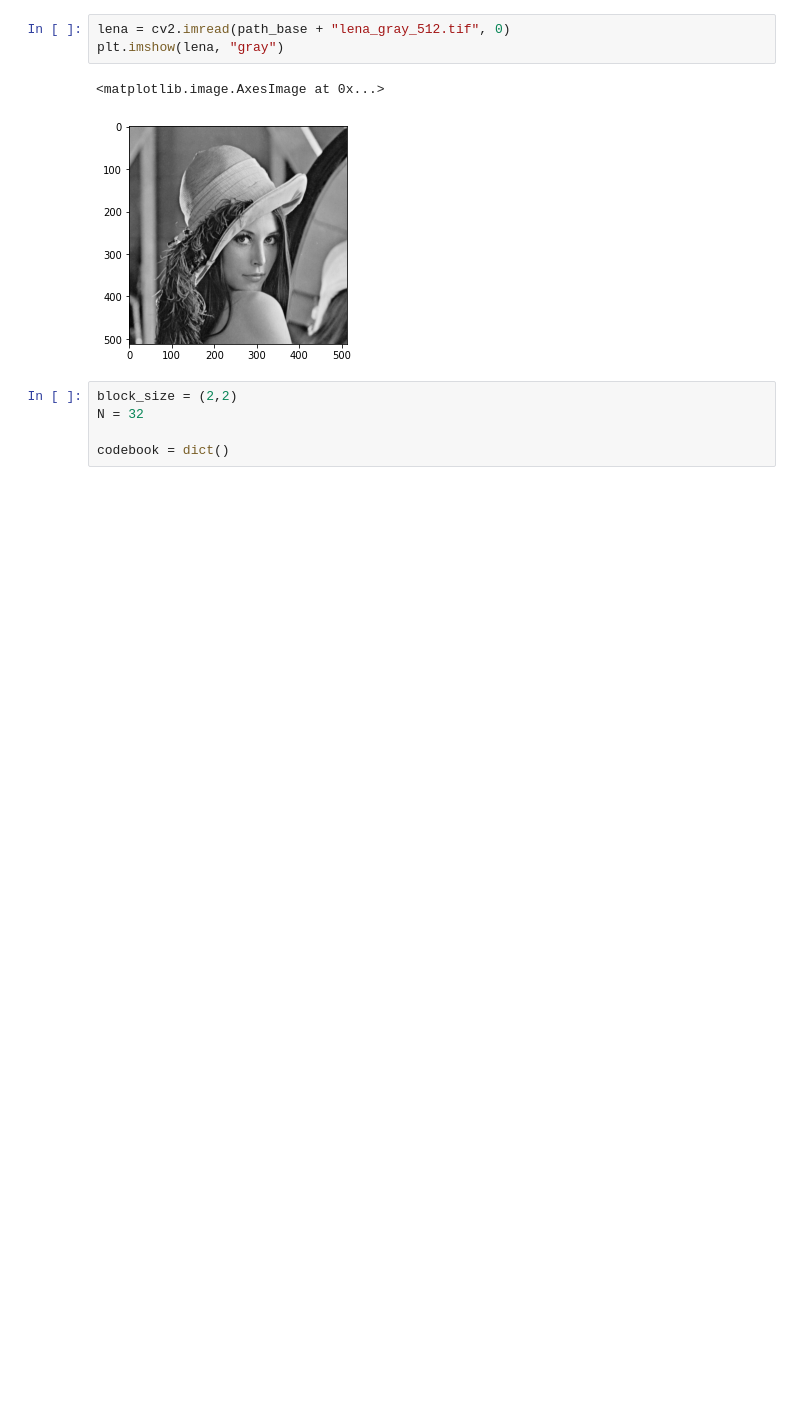
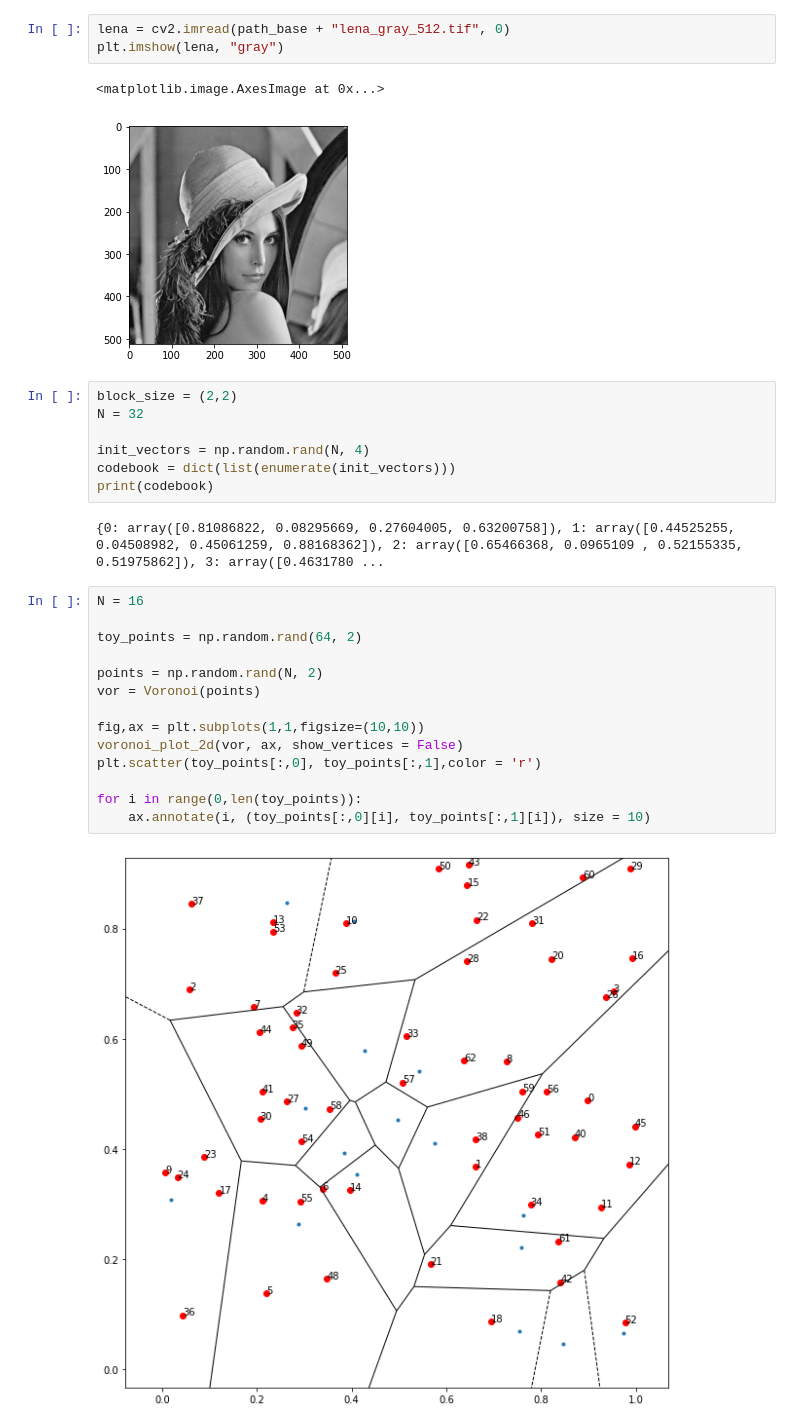
Before and after one commit to natecdr/image_vector_quantization, a Jupyter notebook: VQ.ipynb, the cells around one changed output. Cells and saved outputs as stored; diff of their text form; blank space fills up the shorter version.

```diff
--- a/VQ.ipynb
+++ b/VQ.ipynb
@@ -12,4 +19,24 @@ plt.imshow(lena, "gray")
 block_size = (2,2)
 N = 32
 
-codebook = dict()
+init_vectors = np.random.rand(N, 4)
+codebook = dict(list(enumerate(init_vectors)))
+print(codebook)
+# %% [output]
+{0: array([0.81086822, 0.08295669, 0.27604005, 0.63200758]), 1: array([0.44525255, 0.04508982, 0.45061259, 0.88168362]), 2: array([0.65466368, 0.0965109 , 0.52155335, 0.51975862]), 3: array([0.4631780 ...
+# %%
+N = 16
+
+toy_points = np.random.rand(64, 2)
+
+points = np.random.rand(N, 2)
+vor = Voronoi(points)
+
+fig,ax = plt.subplots(1,1,figsize=(10,10))
+voronoi_plot_2d(vor, ax, show_vertices = False)
+plt.scatter(toy_points[:,0], toy_points[:,1],color = 'r')
+
+for i in range(0,len(toy_points)):
+    ax.annotate(i, (toy_points[:,0][i], toy_points[:,1][i]), size = 10)
+# %% [output]
+[figure, added]
```
Also changed, not shown: parts of 6 cells of this notebook.
